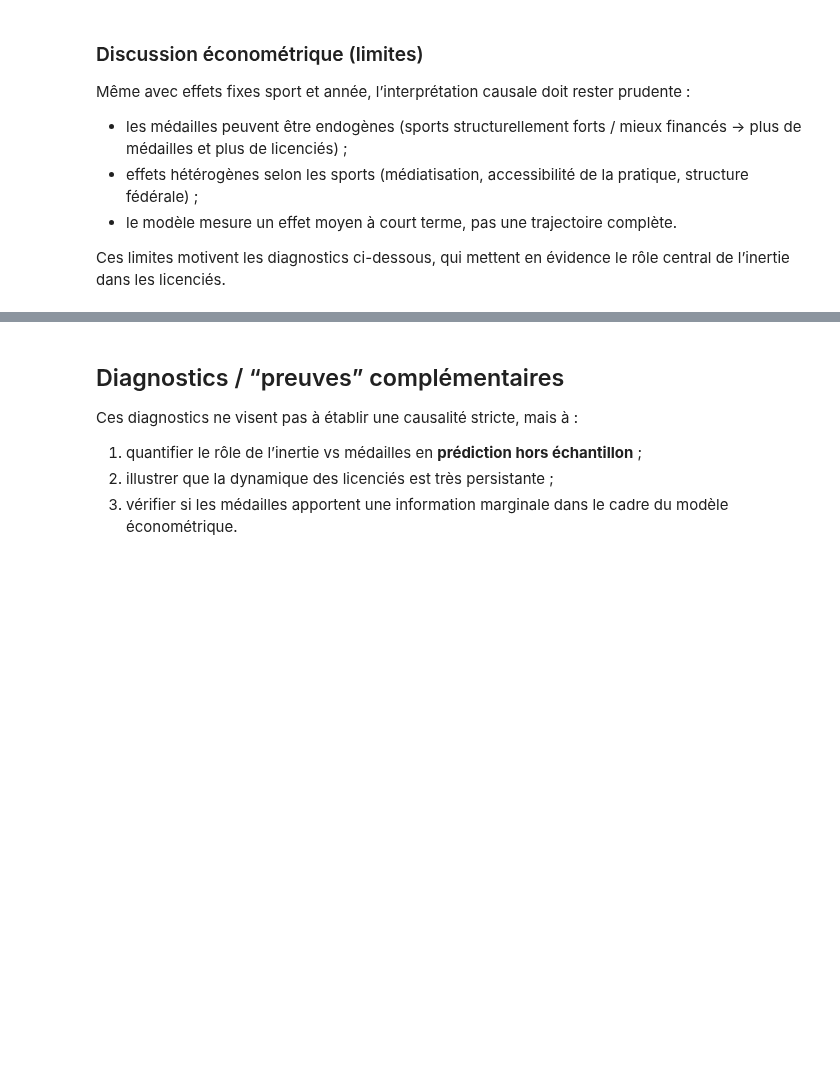
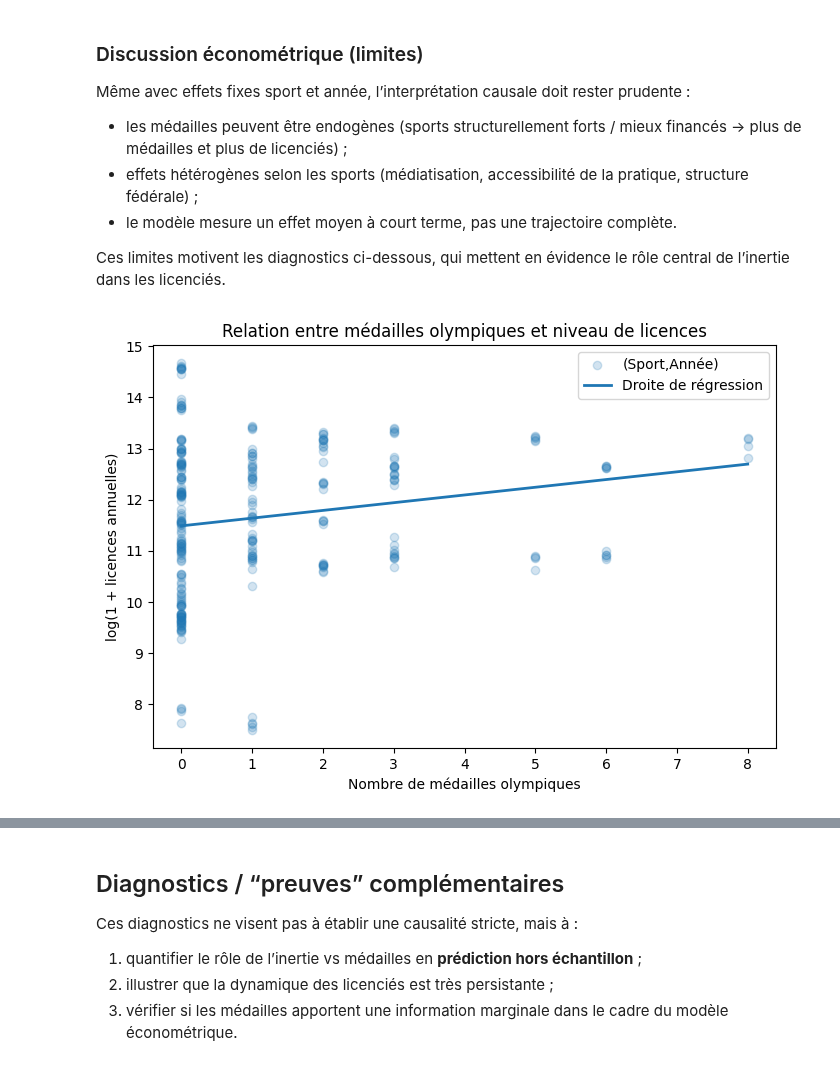
Before and after one commit to oldblindmole/Projet_Python_Data_Science_JO, a Jupyter notebook: test_reg.ipynb, the cells around one changed output, grey strips where cells are left out. Cells and saved outputs as stored; diff of their text form; code cells hidden in the pictures; blank space fills up the shorter version.

```diff
--- a/test_reg.ipynb
+++ b/test_reg.ipynb
@@ -193,28 +180,30 @@ Ces limites motivent les diagnostics ci-dessous, qui mettent en évidence le rô
 # %%
 import numpy as np
 import matplotlib.pyplot as plt
 from sklearn.linear_model import LinearRegression
 
 # Données
 x = df_model_full["total_medailles"].values.reshape(-1, 1)
 y = np.log1p(df_model_full["licences_annuelles"].values)
 
 # Régression linéaire simple (illustrative)
 reg = LinearRegression()
 reg.fit(x, y)
 
 # Prédiction pour la droite
 x_line = np.linspace(x.min(), x.max(), 100).reshape(-1, 1)
 y_line = reg.predict(x_line)
 
 # Plot
 plt.figure(figsize=(7, 5))
-plt.scatter(x, y, alpha=0.2, label="Données")
+plt.scatter(x, y, alpha=0.2, label="(Sport,Année)")
 plt.plot(x_line, y_line, linewidth=2, label="Droite de régression")
 
 plt.xlabel("Nombre de médailles olympiques")
 plt.ylabel("log(1 + licences annuelles)")
 plt.title("Relation entre médailles olympiques et niveau de licences")
 plt.legend()
 plt.tight_layout()
 plt.show()
+# %% [output]
+[figure, added]
```
Also changed, not shown: parts of 4 cells of this notebook.
